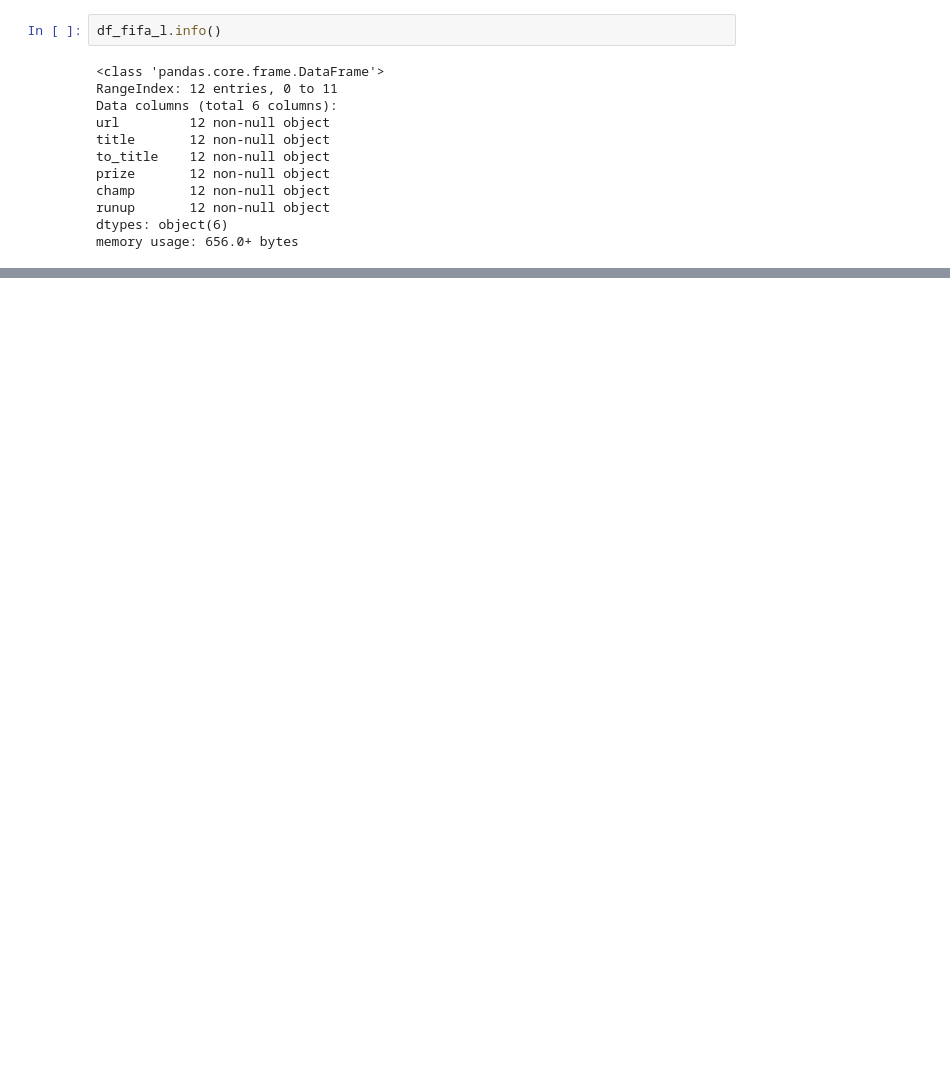
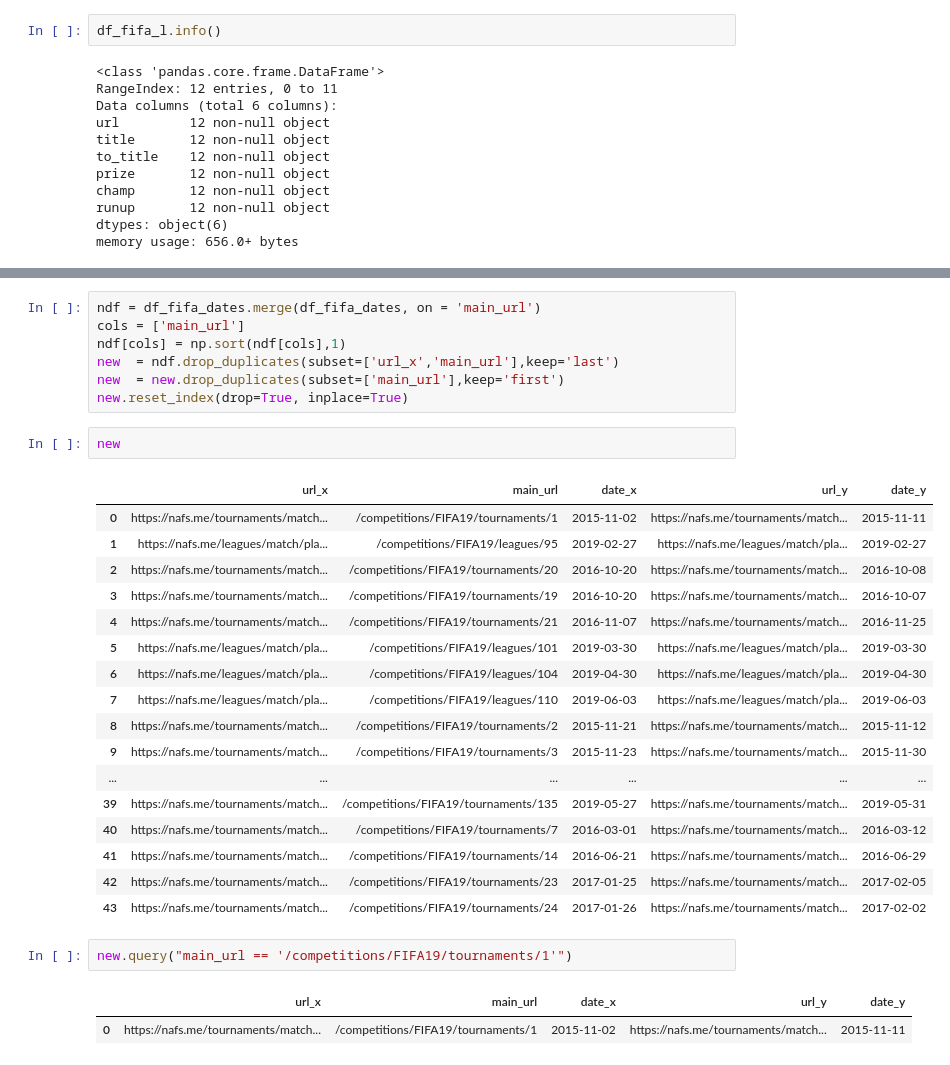
Before and after one commit to iRaied/eSports_Teams, a Jupyter notebook: esports_teams.ipynb, the cells around one changed output, grey strips where cells are left out. Cells and saved outputs as stored; diff of their text form; blank space fills up the shorter version.

```diff
--- a/esports_teams.ipynb
+++ b/esports_teams.ipynb
@@ -1121,0 +1225,32 @@ memory usage: 656.0+ bytes
+# %%
+ndf = df_fifa_dates.merge(df_fifa_dates, on = 'main_url')
+cols = ['main_url']
+ndf[cols] = np.sort(ndf[cols],1)
+new  = ndf.drop_duplicates(subset=['url_x','main_url'],keep='last')
+new  = new.drop_duplicates(subset=['main_url'],keep='first')
+new.reset_index(drop=True, inplace=True)
+# %%
+new
+# %% [output]
+|  | url_x | main_url | date_x | url_y | date_y |
+| 0 | https://nafs.me/tournaments/match... | /competitions/FIFA19/tournaments/1 | 2015-11-02 | https://nafs.me/tournaments/match... | 2015-11-11 |
+| 1 | https://nafs.me/leagues/match/pla... | /competitions/FIFA19/leagues/95 | 2019-02-27 | https://nafs.me/leagues/match/pla... | 2019-02-27 |
+| 2 | https://nafs.me/tournaments/match... | /competitions/FIFA19/tournaments/20 | 2016-10-20 | https://nafs.me/tournaments/match... | 2016-10-08 |
+| 3 | https://nafs.me/tournaments/match... | /competitions/FIFA19/tournaments/19 | 2016-10-20 | https://nafs.me/tournaments/match... | 2016-10-07 |
+| 4 | https://nafs.me/tournaments/match... | /competitions/FIFA19/tournaments/21 | 2016-11-07 | https://nafs.me/tournaments/match... | 2016-11-25 |
+| 5 | https://nafs.me/leagues/match/pla... | /competitions/FIFA19/leagues/101 | 2019-03-30 | https://nafs.me/leagues/match/pla... | 2019-03-30 |
+| 6 | https://nafs.me/leagues/match/pla... | /competitions/FIFA19/leagues/104 | 2019-04-30 | https://nafs.me/leagues/match/pla... | 2019-04-30 |
+| 7 | https://nafs.me/leagues/match/pla... | /competitions/FIFA19/leagues/110 | 2019-06-03 | https://nafs.me/leagues/match/pla... | 2019-06-03 |
+| 8 | https://nafs.me/tournaments/match... | /competitions/FIFA19/tournaments/2 | 2015-11-21 | https://nafs.me/tournaments/match... | 2015-11-12 |
+| 9 | https://nafs.me/tournaments/match... | /competitions/FIFA19/tournaments/3 | 2015-11-23 | https://nafs.me/tournaments/match... | 2015-11-30 |
+| ... | ... | ... | ... | ... | ... |
+| 39 | https://nafs.me/tournaments/match... | /competitions/FIFA19/tournaments/135 | 2019-05-27 | https://nafs.me/tournaments/match... | 2019-05-31 |
+| 40 | https://nafs.me/tournaments/match... | /competitions/FIFA19/tournaments/7 | 2016-03-01 | https://nafs.me/tournaments/match... | 2016-03-12 |
+| 41 | https://nafs.me/tournaments/match... | /competitions/FIFA19/tournaments/14 | 2016-06-21 | https://nafs.me/tournaments/match... | 2016-06-29 |
+| 42 | https://nafs.me/tournaments/match... | /competitions/FIFA19/tournaments/23 | 2017-01-25 | https://nafs.me/tournaments/match... | 2017-02-05 |
+| 43 | https://nafs.me/tournaments/match... | /competitions/FIFA19/tournaments/24 | 2017-01-26 | https://nafs.me/tournaments/match... | 2017-02-02 |
+# %%
+new.query("main_url == '/competitions/FIFA19/tournaments/1'")
+# %% [output]
+|  | url_x | main_url | date_x | url_y | date_y |
+| 0 | https://nafs.me/tournaments/match... | /competitions/FIFA19/tournaments/1 | 2015-11-02 | https://nafs.me/tournaments/match... | 2015-11-11 |
```
Also changed, not shown: parts of 22 cells of this notebook.
